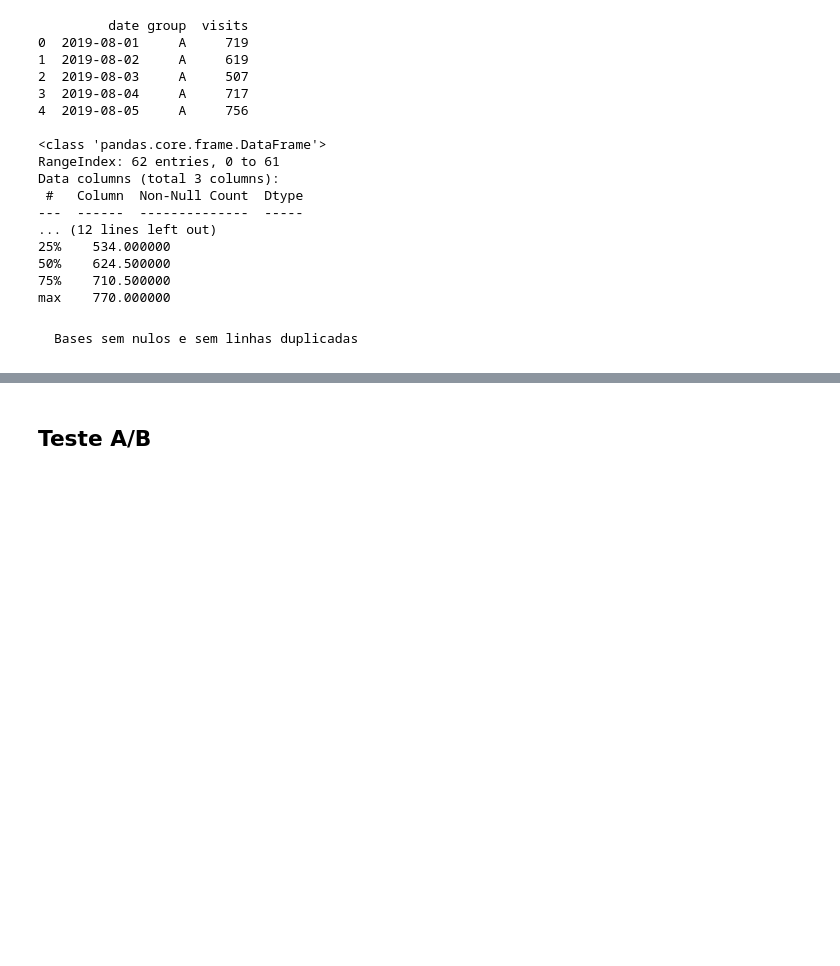
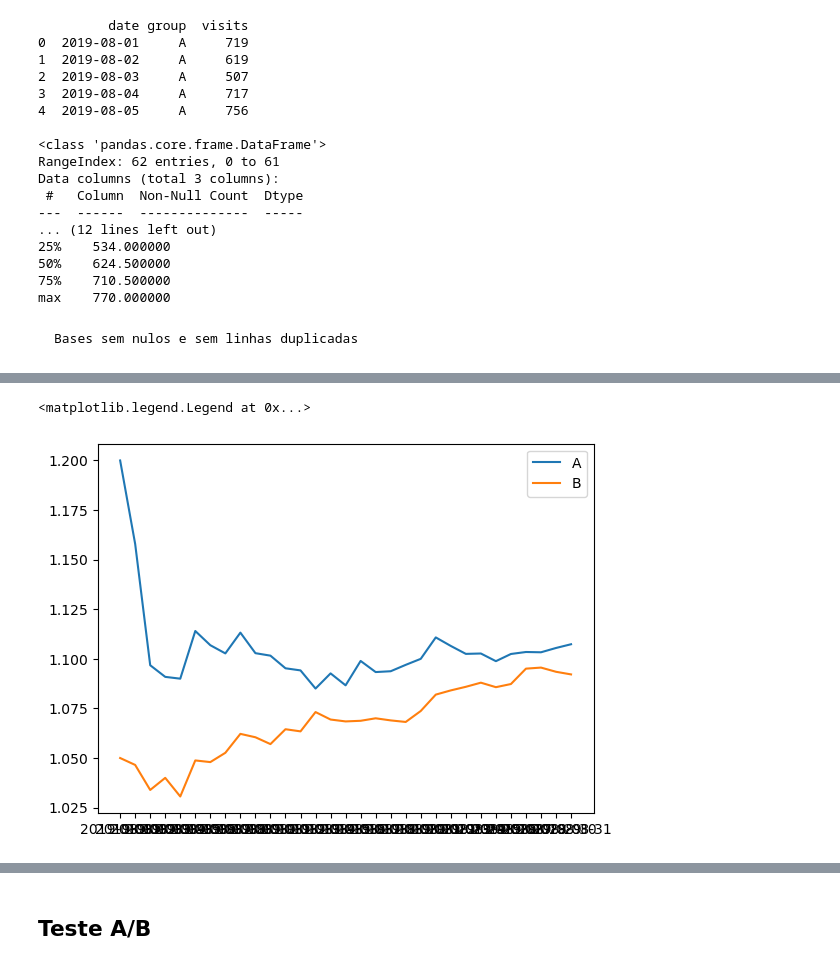
Before and after one commit to carlos-ecn/sprint_9_teste-AB.rev.1, a Jupyter notebook: sprint9.teste.AB.ipynb, the cells around one changed output, grey strips where cells are left out. Saved outputs shown, nothing was run; the diff lists cells and outputs as text; code cells hidden in the pictures; blank space fills up the shorter version.

```diff
--- a/sprint9.teste.AB.ipynb
+++ b/sprint9.teste.AB.ipynb
@@ -186,0 +255,12 @@ max    770.000000
+# %%
+data_acumulado['conversao'] = data_acumulado['transactionId']/data_acumulado['visitorId']
+
+data_acumulado_A = data_acumulado[data_acumulado['group'] == 'A']
+data_acumulado_B = data_acumulado[data_acumulado['group'] == 'B']
+# %%
+plt.plot(data_acumulado_A['date'], data_acumulado_A['conversao'], label='A')
+plt.plot(data_acumulado_B['date'], data_acumulado_B['conversao'], label='B')
+plt.legend()
+# %% [output]
+<matplotlib.legend.Legend at 0x...>
+[figure, added]
```
Also changed, not shown: parts of 21 cells of this notebook.
